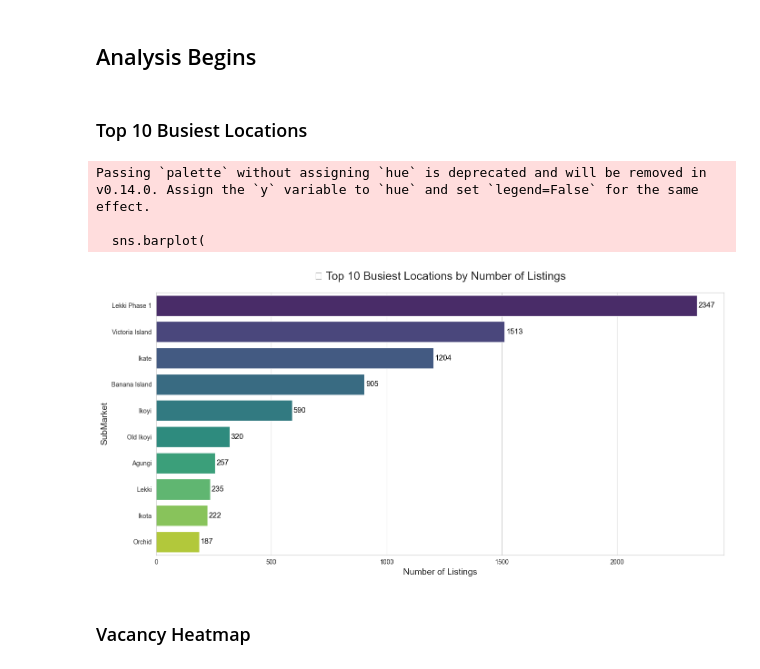
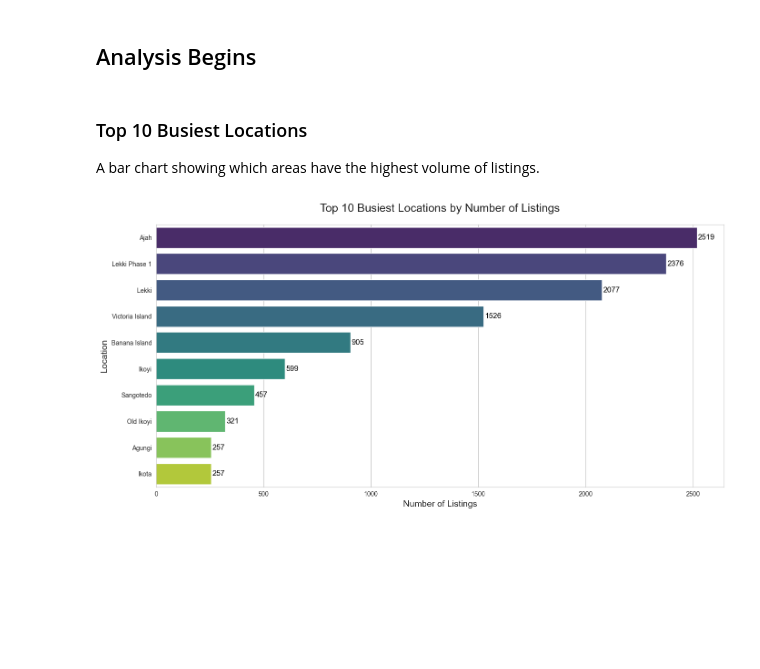
Before and after one commit to WisdomOfogba/Luxury-Island-Scrapper, a Jupyter notebook: geographic_analysis.ipynb, the cells around one changed output. Saved outputs shown, nothing was run; the diff lists cells and outputs as text; code cells hidden in the pictures; blank space fills up the shorter version.

```diff
--- a/geographic_analysis.ipynb
+++ b/geographic_analysis.ipynb
@@ -115,6 +135,14 @@ print(df[['Price', 'Annual_Rent']])
 ### Creating Neigbourhood for a set of locations
 # %%
 neighborhoods = [
+    "Ogba",
+    "Ikorodu",
+    "Omole",
+    "Ogudu",
+    "Isheri",
+    "Allen",
+    "Magodo",
+    "Ikeja",
     "Banana Island",
     "Old Ikoyi",
     "Ikoyi",
@@ -157,31 +185,7 @@ def extract_submarket(location):
             return n
     return "Other"
 
-df['SubMarket'] = df['Location'].apply(extract_submarket)
+df['Location'] = df['Location'].apply(extract_submarket)
 
-def macro_market(sub):
-    if sub in ["Banana Island", "Old Ikoyi", "Ikoyi"]:
-        return "Ikoyi"
-
-    if sub in [
-        "Lekki Phase 1", "Ikate", "Oniru", "Elegushi",
-        "Agungi", "Chevron", "Osapa", "Orchid",
-        "Jakande", "Igbo Efon", "Ikota", "Ologolo", "VGC", "Lekki"
-    ]:
-        return "Lekki Core"
-
-    if sub in ["Lekki Phase 2", "Ajah", "Sangotedo", "Badore", "Abraham Adesanya",
-               "Idado", "Ilasan", "Oral Estate", "Chevy View Estate"]:
-        return "Lekki Outer"
-
-    if sub in ["Abijo GRA", "Ibeju Lekki", "Epe"]:
-        return "Lekki Far"
-
-    if sub == "Victoria Island":
-        return "VI"
-
-    return "Other"
-
-df['MacroMarket'] = df['SubMarket'].apply(macro_market)
-df[['Location', 'SubMarket', 'MacroMarket']].sample(10)
+df[['Location']].sample(10)
 # %% [output]
@@ -226,30 +262,28 @@ df
 ## Analysis Begins
 # %% [markdown]
 ### Top 10 Busiest Locations
+A bar chart showing which areas have the highest volume of
+listings.
 # %%
 sns.set_style("whitegrid")
 plt.rcParams['figure.figsize'] = (12,6)
-top10 = df['SubMarket'].value_counts().head(10)
+top10 = df['Location'].value_counts().head(10)
 
 plt.figure(figsize=(14,7))
 sns.barplot(
     x=top10.values,
     y=top10.index,
     palette=sns.color_palette("viridis", len(top10)),
     dodge=False,
-    legend=False
+    legend=False,
+    hue=top10.index
 )
-plt.title("🏠 Top 10 Busiest Locations by Number of Listings", fontsize=18, pad=20)
+plt.title("Top 10 Busiest Locations by Number of Listings", fontsize=18, pad=20)
 plt.xlabel("Number of Listings", fontsize=14)
-plt.ylabel("SubMarket", fontsize=14)
+plt.ylabel("Location", fontsize=14)
 for i, v in enumerate(top10.values):
     plt.text(v + 5, i, str(v), color='black', va='center', fontsize=12)
 plt.tight_layout()
 plt.show()
 # %% [output]
-Passing `palette` without assigning `hue` is deprecated and will be removed in v0.14.0. Assign the `y` variable to `hue` and set `legend=False` for the same effect.
-
-  sns.barplot(
-[figure, old version]
+[figure, new version]
-# %% [markdown]
-### Vacancy Heatmap
```
Also changed, not shown: parts of 18 cells of this notebook, 7 other files.
